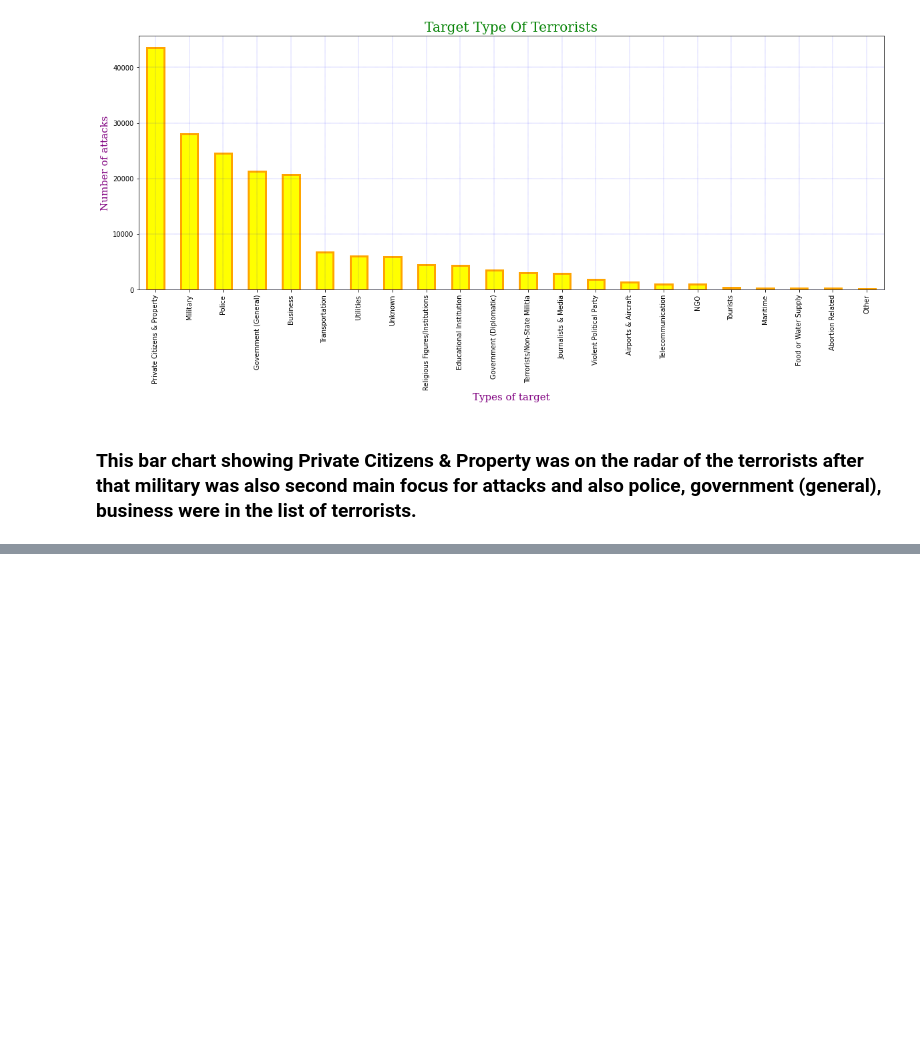
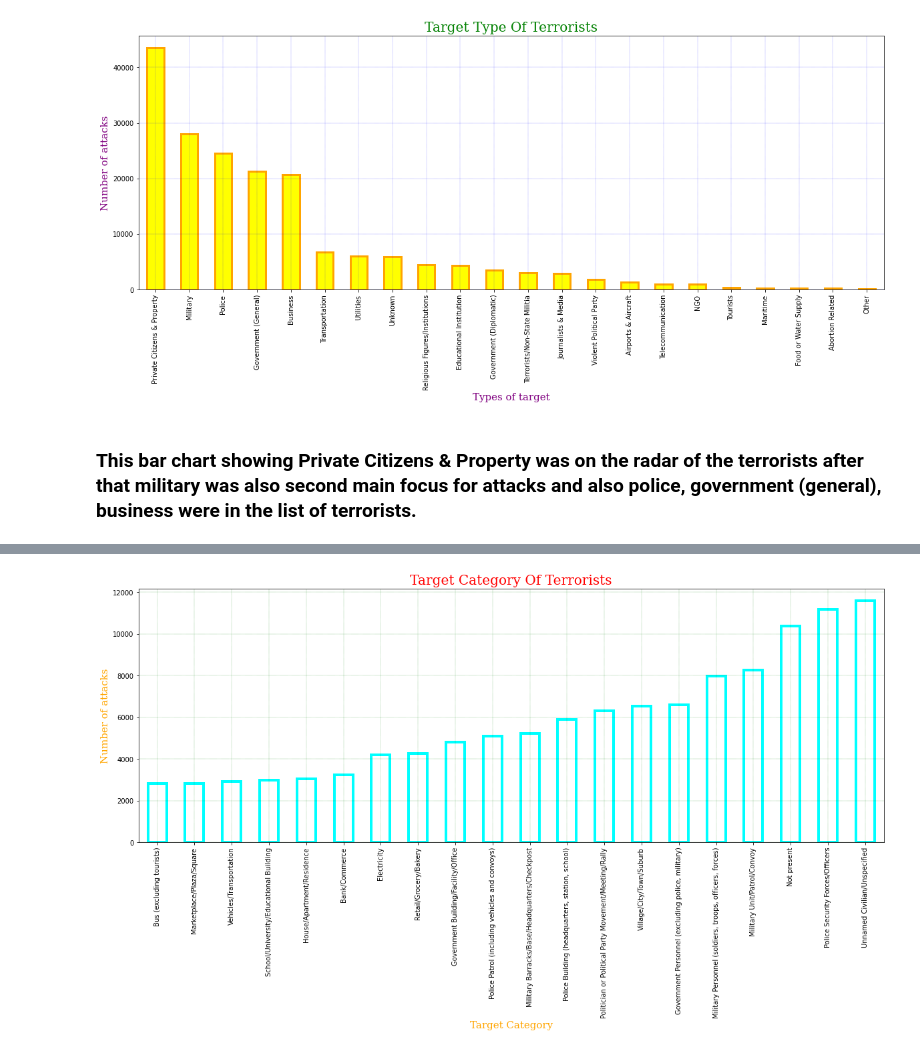
Before and after one commit to Gauravgade3/Global-Terrorism-Analysis, a Jupyter notebook: Global_Terrorism_Analysis_Capstone_Project.ipynb, the cells around one changed output, grey strips where cells are left out. Saved outputs shown, nothing was run; the diff lists cells and outputs as text; code cells hidden in the pictures; blank space fills up the shorter version.

```diff
--- a/Global_Terrorism_Analysis_Capstone_Project.ipynb
+++ b/Global_Terrorism_Analysis_Capstone_Project.ipynb
@@ -431,3 +431,7 @@ plt.grid(color='blue', linestyle = '--', linewidth = 0.2)
 [figure]
 # %% [markdown]
 ### **This bar chart showing Private Citizens & Property was on the radar of the terrorists after that military was also second main focus for attacks and also police, government (general), business were in the list of terrorists.**
+# %%
+# Exploring target category of terrorists
+target_category=df1['targsubtype1_txt'].value_counts().sort_values().tail(20)
+target_category
@@ -433,0 +456,12 @@ plt.grid(color='blue', linestyle = '--', linewidth = 0.2)
+# %%
+# Plotting top 20 target category of terrorists
+target_category.plot(kind='bar',fill=False,edgecolor='cyan',linewidth=4.0)
+plt.rcParams['figure.figsize']=(20,7)
+font1 = {'family':'serif','color':'red','size':20}
+font2 = {'family':'serif','color':'orange','size':15}
+plt.title('Target Category Of Terrorists',fontdict=font1)
+plt.xlabel('Target Category',fontdict=font2)
+plt.ylabel('Number of attacks',fontdict=font2)
+plt.grid(color='green', linestyle = ':', linewidth = 0.4)
+# %% [output]
+[figure, added]
```
Also changed, not shown: parts of 9 cells of this notebook.
